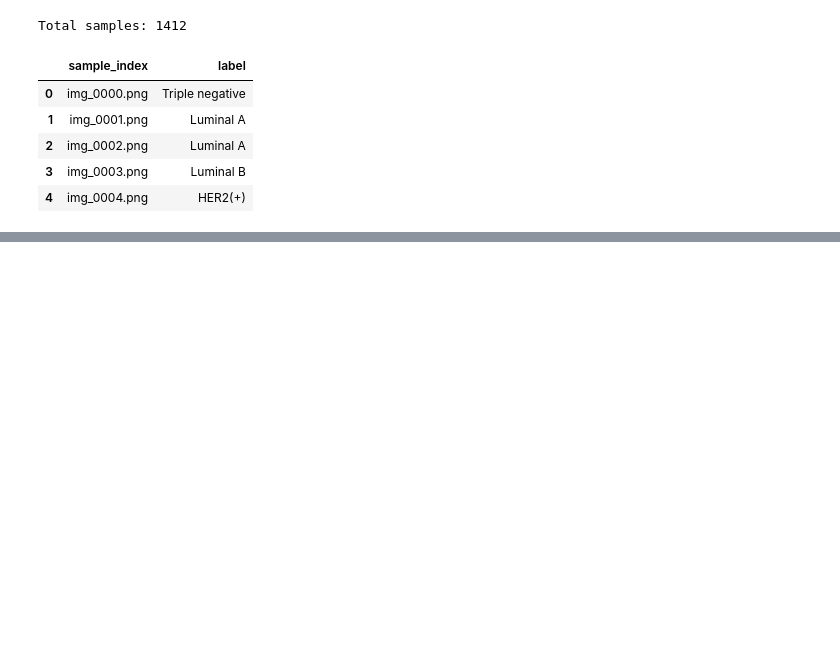
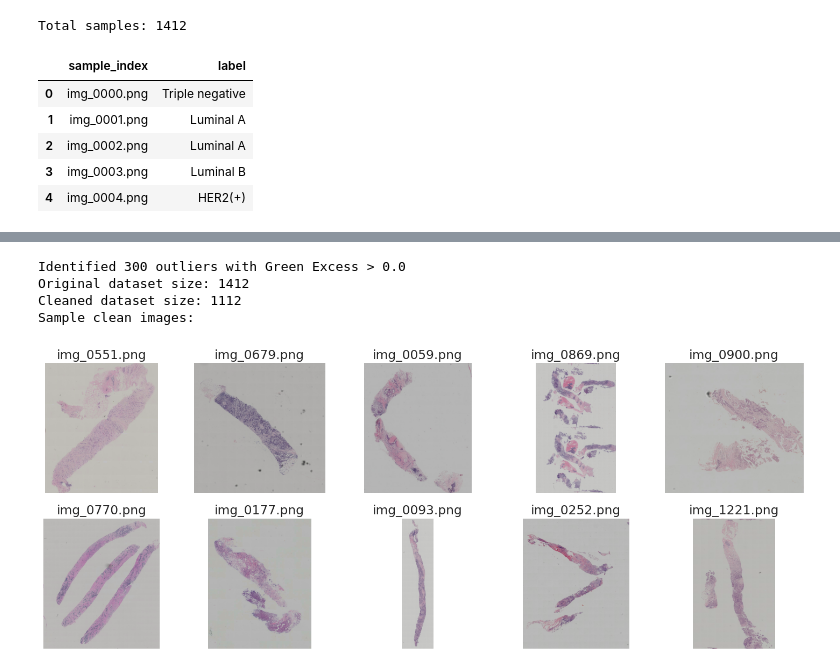
Before and after one commit to SimonePioBottaro/an2dl-challenge-2, a Jupyter notebook: dataset_cleaning.ipynb, the cells around one changed output, grey strips where cells are left out. Drawn from its saved outputs; the diff is of its cells as text; code cells hidden in the pictures; blank space fills up the shorter version.

```diff
--- a/dataset_cleaning.ipynb
+++ b/dataset_cleaning.ipynb
@@ -517,0 +577,24 @@ visualize_masks(full_df)
+# %%
+# Define a threshold for Green Excess based on the plot above
+# You should adjust this value after inspecting the histogram and the images.
+# A value around 0.0 or -0.05 might be appropriate to separate green images from H&E.
+GREEN_THRESHOLD = 0.0
+
+# Identify confirmed outliers
+confirmed_outliers = channel_stats_df[channel_stats_df['green_excess'] > GREEN_THRESHOLD]
+print(f"Identified {len(confirmed_outliers)} outliers with Green Excess > {GREEN_THRESHOLD}")
+
+# Create a clean dataframe
+clean_df = full_df[~full_df['sample_index'].isin(confirmed_outliers['sample_index'])]
+print(f"Original dataset size: {len(full_df)}")
+print(f"Cleaned dataset size: {len(clean_df)}")
+
+# Display some of the "clean" images to verify they look normal
+print("Sample clean images:")
+show_images(clean_df.sample(10)['sample_index'].tolist(), train_set_dir)
+# %% [output]
+Identified 300 outliers with Green Excess > 0.0
+Original dataset size: 1412
+Cleaned dataset size: 1112
+Sample clean images:
+[figure, added]
```
Also changed, not shown: parts of 17 cells of this notebook, 1 other file.
